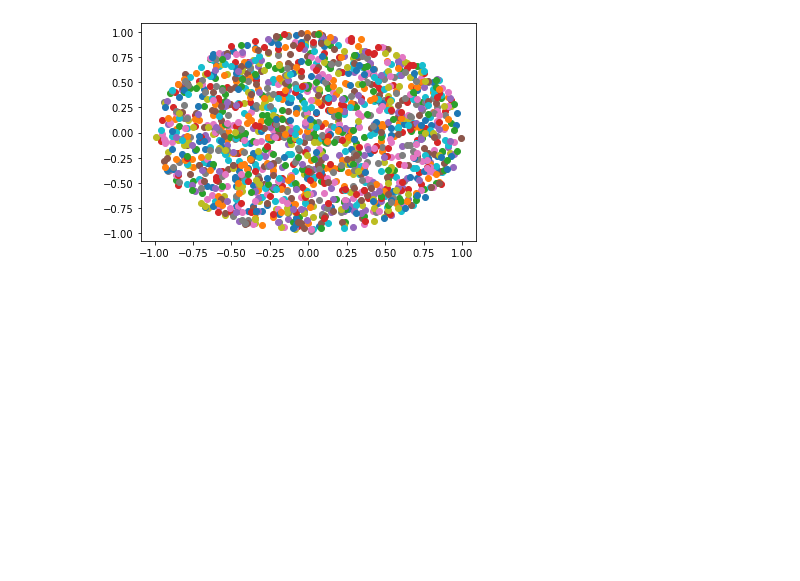
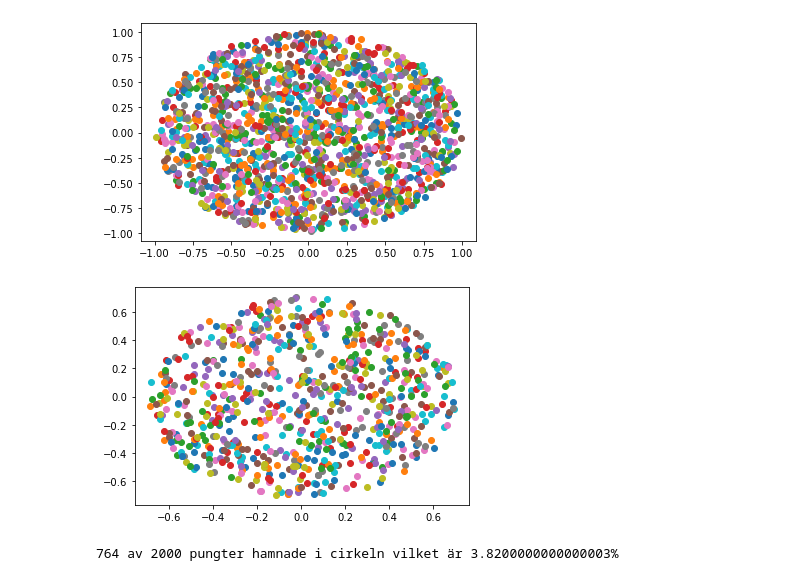
Before and after one commit to FransKarlsson/frans-karlsson-te19d, a Jupyter notebook: Programering/labb 1.ipynb, the cells around one changed output. Drawn from its saved outputs; the diff is of its cells as text; code cells hidden in the pictures; blank space fills up the shorter version.

```diff
--- a/Programering/labb 1.ipynb
+++ b/Programering/labb 1.ipynb
@@ -76,3 +76,30 @@ plt.show()
 1579 av 2000 är innanför.
 0.7895
 [figure]
+# %%
+#Importerar random och patplotlib och nollställer vareiablar.
+p=int(input("Hur många pungter vill du ha?"))
+r=float(input("Hur stor ska cirkelns radie vara?"))
+import matplotlib.pyplot as plt
+import random as rnd
+innanför,antalpungter= 0,0
+
+
+#sätter x och y till ett slumpmässigt tal mellan 1 och -1 (Avdrundat till 5 decimaler) och höjer antalpungter med 1.
+for i in range(0,p):
+    x=round(rnd.uniform(1,-1),5)
+    y=round(rnd.uniform(1,-1),5)
+    antalpungter += 1
+
+
+#Använder pythagoras sats för att beräkna avståndet mellan pungten och origo, om avståndet är mindre än cirkens radie så sätter det ut en prick vid pungtens koordinater och höjer innanför med 1.
+    if x**2 + y**2 < r:
+        innanför += 1
+        plt.plot(x,y,'-o')
+
+#Visar alla resultaten från uträkningarna och koordinatsystemet med alla prickar.
+plt.show()
+print(f"{innanför} av {antalpungter} pungter hamnade i cirkeln vilket är {innanför/antalpungter*10}%")
+# %% [output]
+[figure, added]
+764 av 2000 pungter hamnade i cirkeln vilket är 3.8200000000000003%
```
